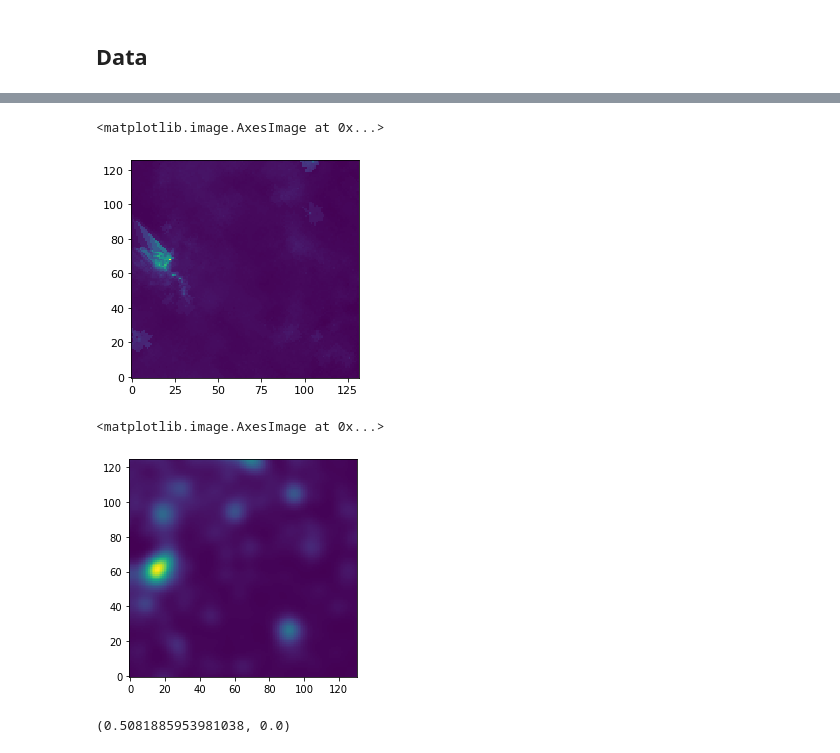
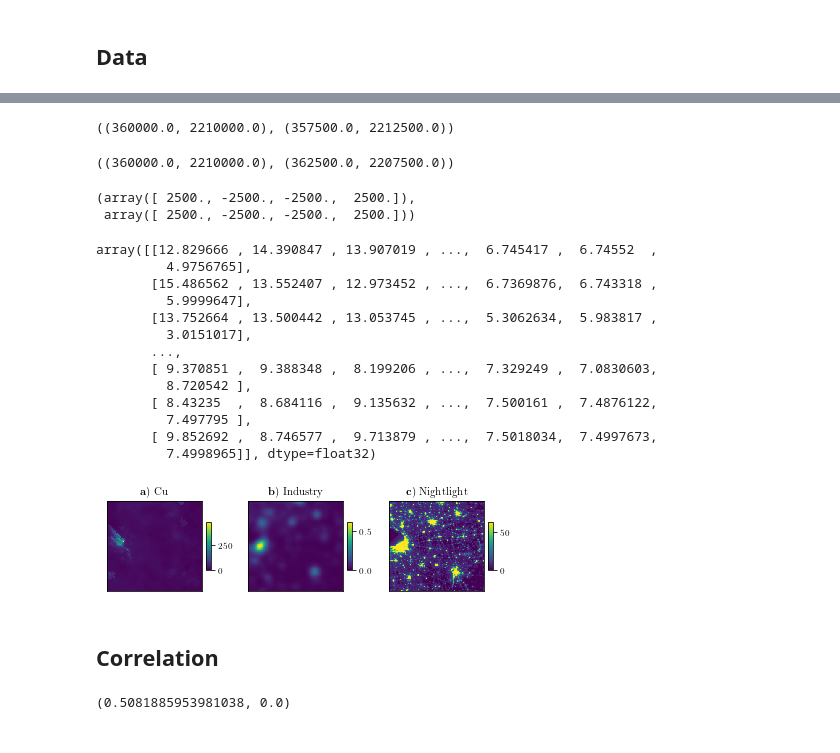
Before and after one commit to KatharinaBracher/GCCM, a Jupyter notebook: code/HeavyMetal.ipynb, the cells around one changed output, grey strips where cells are left out. Saved outputs shown, nothing was run; the diff lists cells and outputs as text; code cells hidden in the pictures.

Commit message:
python corrected code cut matrix

```diff
--- a/code/HeavyMetal.ipynb
+++ b/code/HeavyMetal.ipynb
@@ -19,12 +17,14 @@ warnings.simplefilter(action='ignore', category=FutureWarning)
 # %%
 # Set specific font sizes
 plt.rcParams.update({
-    'font.size': 14,          # Global font size
-    'axes.titlesize': 14,     # Title font size
-    'axes.labelsize': 14,     # X and Y axis labels font size
-    'xtick.labelsize': 11,    # X-axis tick labels font size
-    'ytick.labelsize': 11,    # Y-axis tick labels font size
-    'legend.fontsize': 11,    # Legend font size
+    'font.size': 12,          # Global font size
+    'axes.titlesize': 11,     # Title font size
+    'axes.labelsize': 11,     # X and Y axis labels font size
+    'xtick.labelsize': 9,    # X-axis tick labels font size
+    'ytick.labelsize': 9,    # Y-axis tick labels font size
+    'legend.fontsize': 10,    # Legend font size
 })
+rc('font', **{'family': 'serif', 'serif': ['Computer Modern']})
+rc('text', usetex=True)
 # %% [markdown]
 ## Data
@@ -47,0 +65,8 @@ xMatrix.shape, yMatrix.shape, zMatrix.shape
+# %%
+x.transform * (0, 0), y.transform * (0, 0)
+# %% [output]
+((360000.0, 2210000.0), (357500.0, 2212500.0))
+# %%
+x.transform * (0, 0), y.transform * (1, 1)
+# %% [output]
+((360000.0, 2210000.0), (362500.0, 2207500.0))
@@ -48,13 +77,51 @@ xMatrix.shape, yMatrix.shape, zMatrix.shape
+# %%
+y_coord-x_coord, y_coord-z_coord
+# %% [output]
+(array([ 2500., -2500., -2500.,  2500.]),
+ array([ 2500., -2500., -2500.,  2500.]))
+# %%
+ yMatrix[1:,:-1]
+# %% [output]
+array([[12.829666 , 14.390847 , 13.907019 , ...,  6.745417 ,  6.74552  ,
+         4.9756765],
+       [15.486562 , 13.552407 , 12.973452 , ...,  6.7369876,  6.743318 ,
+         5.9999647],
+       [13.752664 , 13.500442 , 13.053745 , ...,  5.3062634,  5.983817 ,
+         3.0151017],
+       ...,
+       [ 9.370851 ,  9.388348 ,  8.199206 , ...,  7.329249 ,  7.0830603,
+         8.720542 ],
+       [ 8.43235  ,  8.684116 ,  9.135632 , ...,  7.500161 ,  7.4876122,
+         7.497795 ],
+       [ 9.852692 ,  8.746577 ,  9.713879 , ...,  7.5018034,  7.4997673,
+         7.4998965]], dtype=float32)
 # %%
-plt.imshow(yMatrix, origin='lower', interpolation='none')
+fig, ax = plt.subplots(1,3, figsize=(6, 4))
+p0 = ax[0].imshow(yMatrix, origin='lower', interpolation='none')
+p1 = ax[1].imshow(xMatrix, origin='lower', interpolation='none')
+p2 = ax[2].imshow(zMatrix, origin='lower', interpolation='none')
+
+# Add colorbars next to each image
+cbar0 = fig.colorbar(p0, ax=ax[0], fraction=0.046, pad=0.04, aspect=10)
+cbar1 = fig.colorbar(p1, ax=ax[1], fraction=0.046, pad=0.04, aspect=10)
+cbar2 = fig.colorbar(p2, ax=ax[2], fraction=0.046, pad=0.04, aspect=10)
+
+# Add titles to each subplot
+ax[0].set_title(r'$\textbf a)$ Cu')
+ax[1].set_title(r'$\textbf b)$ Industry')
+ax[2].set_title(r'$\textbf c)$ Nightlight')
+
+# Remove axis tick labels
+for a in ax:
+    a.set_xticks([])
+    a.set_yticks([])
+
+plt.tight_layout()
+plt.savefig('plots/pollution_data.pdf')
 # %% [output]
-<matplotlib.image.AxesImage at 0x...>
-[figure, old version]
+[figure, new version]
-# %%
-plt.imshow(xMatrix, origin='lower', interpolation='none')
-# %% [output]
-<matplotlib.image.AxesImage at 0x...>
-[figure, removed]
+# %% [markdown]
+## Correlation
 # %%
 correlation_coefficient, p_value = pearsonr(xMatrix.flatten(), yMatrix[1:, 1:].flatten()) #[:125, :131]
 correlation_coefficient, p_value
```
Also changed, not shown: parts of 18 cells of this notebook, 27 other files.
